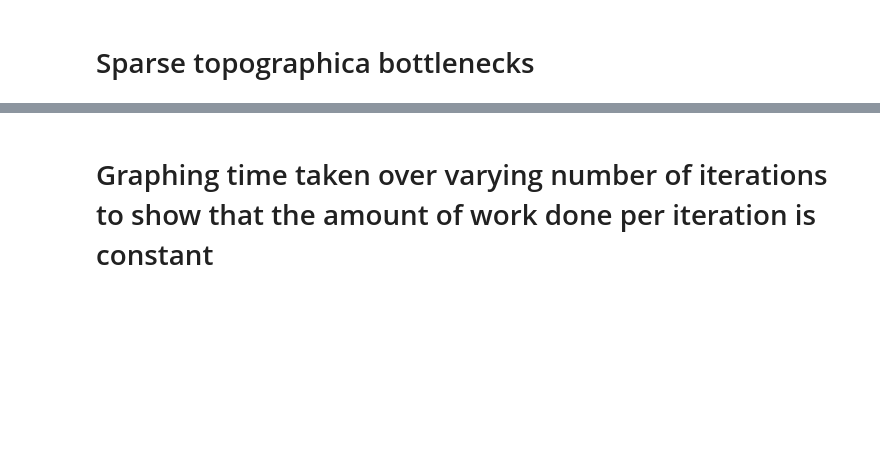
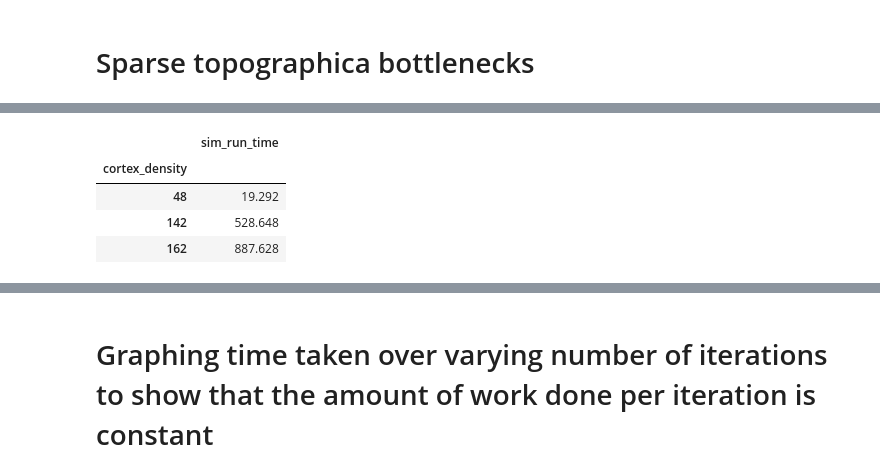
Before and after one commit to ioam/topographica, a Jupyter notebook: Benchmark_example.ipynb, the cells around one changed output, grey strips where cells are left out. Drawn from its saved outputs; the diff is of its cells as text; code cells hidden in the pictures; blank space fills up the shorter version.

```diff
--- a/Benchmark_example.ipynb
+++ b/Benchmark_example.ipynb
@@ -114,0 +117,8 @@ bottlenecks_percentage
+# %%
+sparse_timings.ix['Sparse_topographica']
+# %% [output]
+|  | sim_run_time |
+| cortex_density |  |
+| 48 | 19.292 |
+| 142 | 528.648 |
+| 162 | 887.628 |
```
Also changed, not shown: parts of 17 cells of this notebook.
